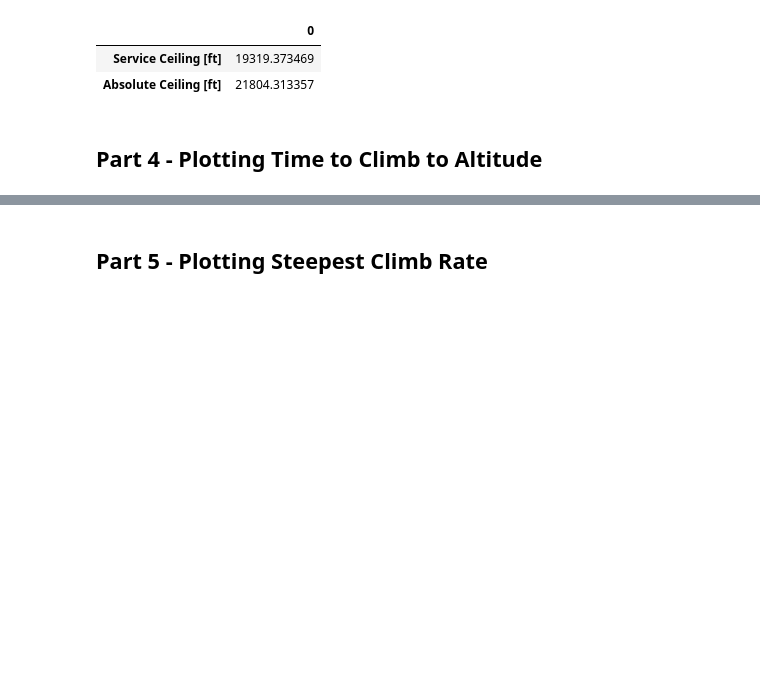
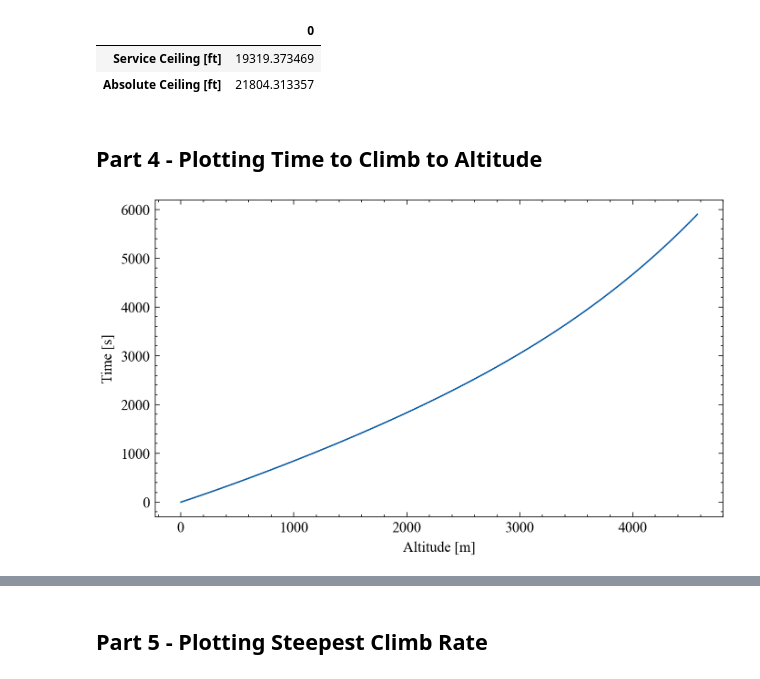
Before and after one commit to MichaszJ/aircraft-performance-projects, a Jupyter notebook: Project2.ipynb, the cells around one changed output, grey strips where cells are left out. Saved outputs shown, nothing was run; the diff lists cells and outputs as text; code cells hidden in the pictures; blank space fills up the shorter version.

Commit message:
added time to alt plot and data

```diff
--- a/Project2.ipynb
+++ b/Project2.ipynb
@@ -102,3 +102,7 @@ ceilings_imperial
 | Absolute Ceiling [ft] | 21804.313357 |
 # %% [markdown]
 ## Part 4 - Plotting Time to Climb to Altitude
+# %%
+ca.time_to_altitude(metric=True, mode='plot')
+# %% [output]
+[figure, added]
```
Also changed, not shown: parts of 7 cells of this notebook, 1 other file.
